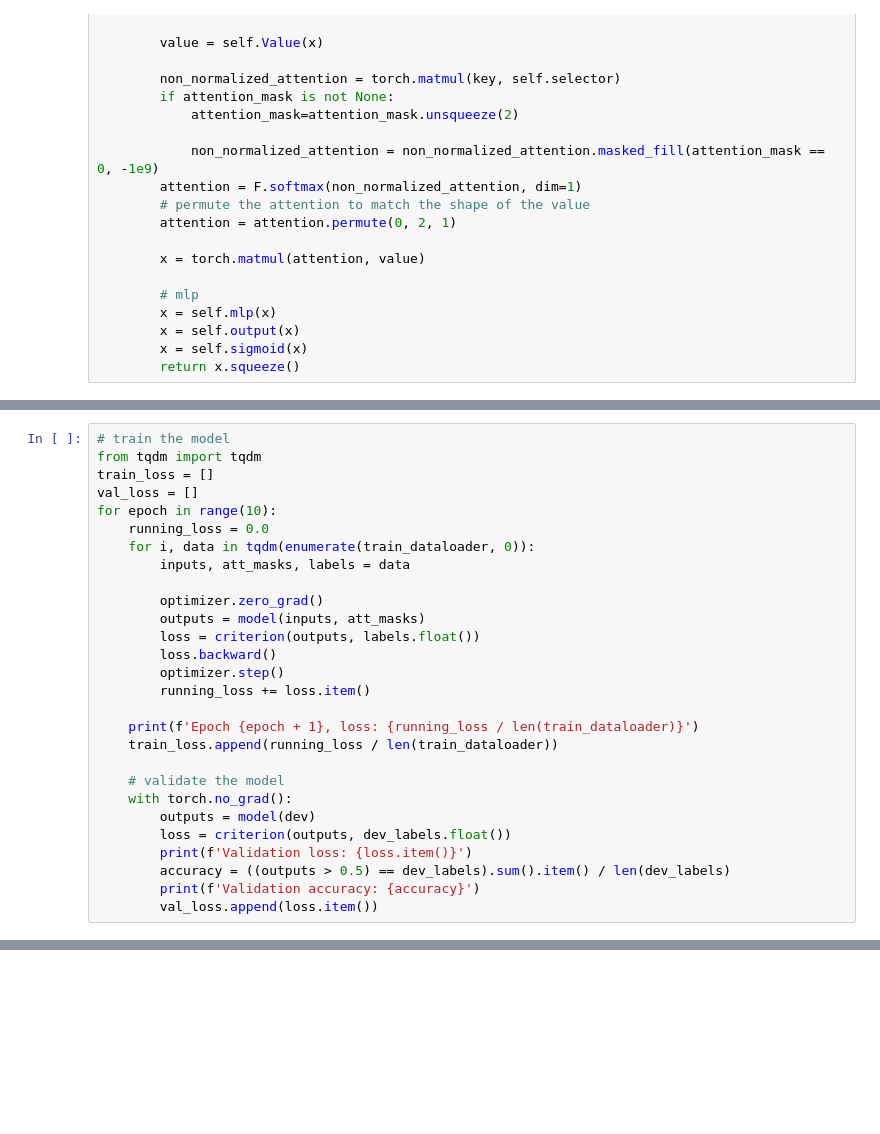
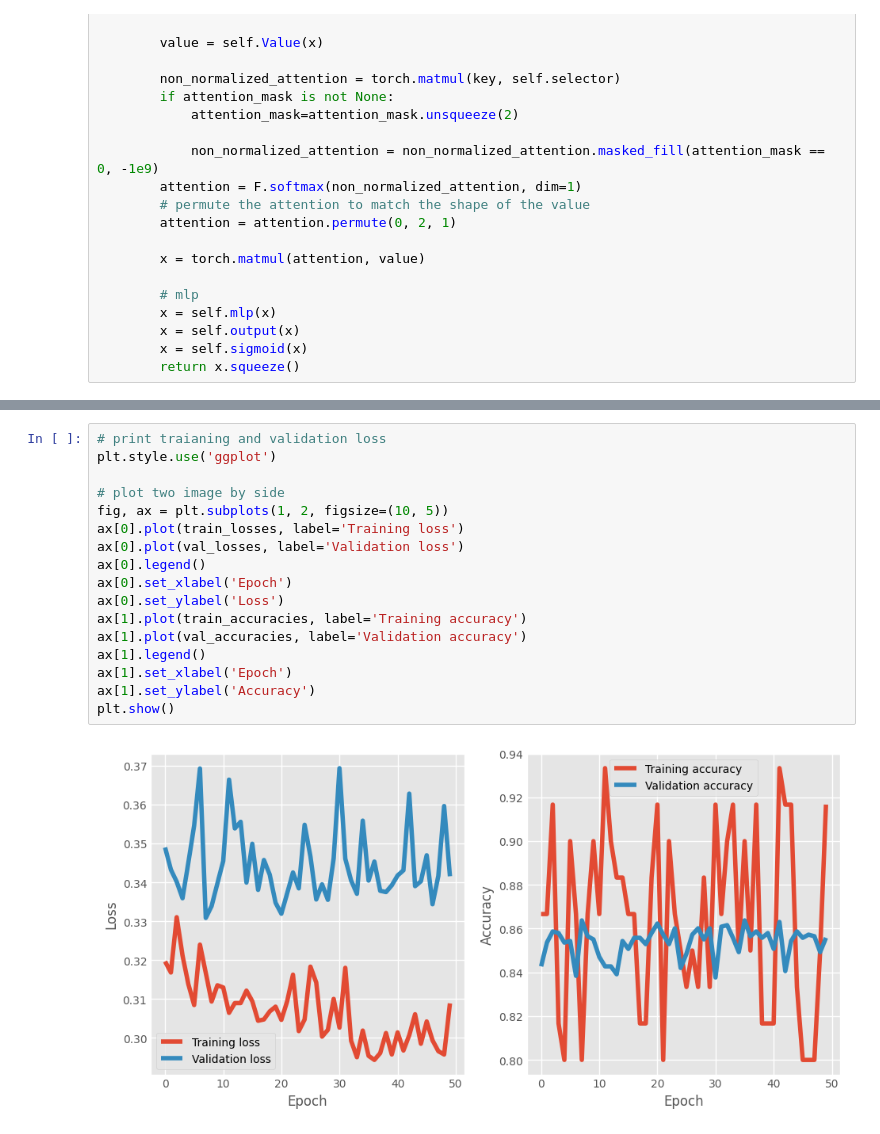
Before and after one commit to lilf4p/hlt-project, a Jupyter notebook: notebook/chunk_classification.ipynb, the cells around one changed output, grey strips where cells are left out. Saved outputs shown, nothing was run; the diff lists cells and outputs as text; blank space fills up the shorter version.

Commit message:
update attention model

```diff
--- a/notebook/chunk_classification.ipynb
+++ b/notebook/chunk_classification.ipynb
@@ -175,28 +203,0 @@ torch.Size([32, 102])
-# %%
-# train the model
-from tqdm import tqdm
-train_loss = []
-val_loss = []
-for epoch in range(10):
-    running_loss = 0.0
-    for i, data in tqdm(enumerate(train_dataloader, 0)):
-        inputs, att_masks, labels = data
-
-        optimizer.zero_grad()
-        outputs = model(inputs, att_masks)
-        loss = criterion(outputs, labels.float())
-        loss.backward()
-        optimizer.step()
-        running_loss += loss.item()
-
-    print(f'Epoch {epoch + 1}, loss: {running_loss / len(train_dataloader)}')
-    train_loss.append(running_loss / len(train_dataloader))
-
-    # validate the model
-    with torch.no_grad():
-        outputs = model(dev)
-        loss = criterion(outputs, dev_labels.float())
-        print(f'Validation loss: {loss.item()}')
-        accuracy = ((outputs > 0.5) == dev_labels).sum().item() / len(dev_labels)
-        print(f'Validation accuracy: {accuracy}')
-        val_loss.append(loss.item())
@@ -222,2 +272,21 @@ plt.show()
+# %%
+# print traianing and validation loss
+plt.style.use('ggplot')
+
+# plot two image by side
+fig, ax = plt.subplots(1, 2, figsize=(10, 5))
+ax[0].plot(train_losses, label='Training loss')
+ax[0].plot(val_losses, label='Validation loss')
+ax[0].legend()
+ax[0].set_xlabel('Epoch')
+ax[0].set_ylabel('Loss')
+ax[1].plot(train_accuracies, label='Training accuracy')
+ax[1].plot(val_accuracies, label='Validation accuracy')
+ax[1].legend()
+ax[1].set_xlabel('Epoch')
+ax[1].set_ylabel('Accuracy')
+plt.show()
+# %% [output]
+[figure, added]
 # %%
 # test the model
```
Also changed, not shown: parts of 27 cells of this notebook, 11 other files.
